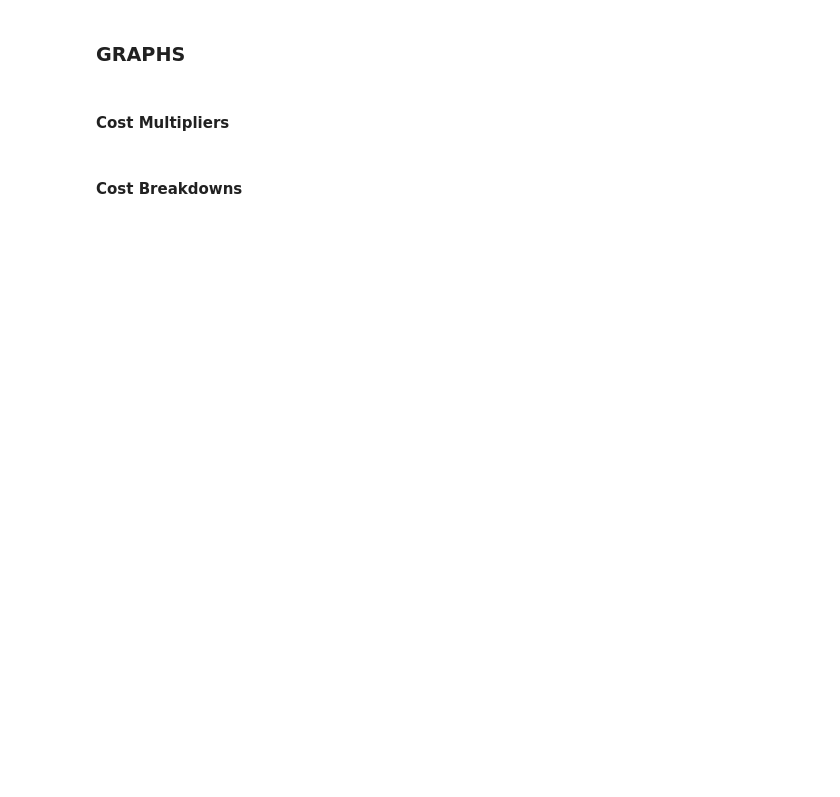
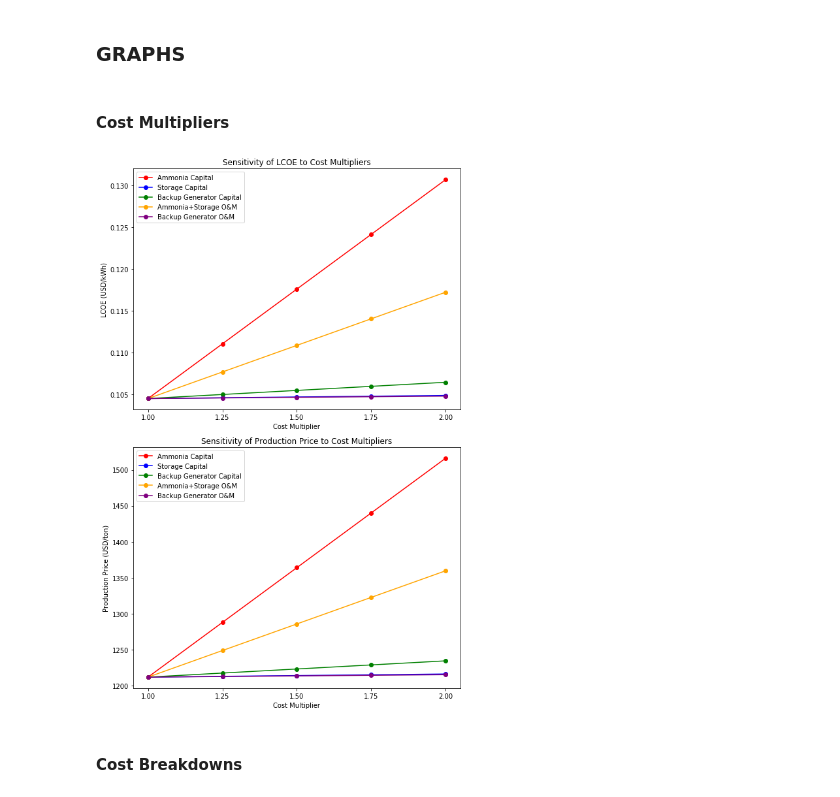
Before and after one commit to taigereye/espp90s, a Jupyter notebook: Final Project v1.ipynb, the cells around one changed output. Drawn from its saved outputs; the diff is of its cells as text; code cells hidden in the pictures; blank space fills up the shorter version.

```diff
--- a/Final Project v1.ipynb
+++ b/Final Project v1.ipynb
@@ -305,3 +275,56 @@ plt.show()
+# %%
+def apply_multipliers_single_param(params, param_name, multipliers):
+    params_multiplied = []
+    for m in multipliers:
+        params_m = params.copy()
+        params_m[param_name] *= m
+        params_multiplied.append(params_m)
+    return params_multiplied
+
+def calculate_with_multipliers(params, param_name, multipliers, func_name):
+    params_multiplied = apply_multipliers_single_param(params, param_name, multipliers)
+    calculations = np.asarray([func_name(pm) for pm in params_multiplied])
+    return calculations
+
+def sensitivity_to_multipliers(params, param_names, multipliers, func_name):
+    param_name_to_prices = dict()
+    for p in param_names:
+        calculations = calculate_with_multipliers(params, p, multipliers, func_name)
+        param_name_to_prices[p] = calculations
+    return param_name_to_prices
+# %%
+param_names = ['cc_ammonia', 'cc_storage', 'cc_backup', 'om_ammonia', 'om_backup']
+multipliers = np.arange(1, 2.25, 0.25)
+
+lcoe_multiplied = sensitivity_to_multipliers(params_baseline, param_names, multipliers, lcoe_wind_ammonia)
+production_price_multiplied = sensitivity_to_multipliers(params_baseline, param_names, multipliers, production_ammonia_price)
+
+titles = ["LCOE", "Production Price"]
+labels = ["Ammonia Capital", "Storage Capital", "Backup Generator Capital", "Ammonia+Storage O&M", "Backup Generator O&M"]
+colors = ['red', 'blue', 'green', 'orange', 'purple']
+ylabels = ["LCOE (USD/kWh)", "Production Price (USD/ton)"]
+data_to_plot = [lcoe_multiplied, production_price_multiplied]
+
+fig, axs = plt.subplots(len(data_to_plot), figsize=(8, 12))
+width = 0.25
+
+for i in range(len(data_to_plot)):
+    ax = axs[i]
+    x = multipliers
+    dp = data_to_plot[i]
+    for j in range(len(param_names)):
+        p = param_names[j]
+        ax.plot(x, dp[p], marker='o', label=labels[j], color=colors[j])
+    ax.set_ylabel(ylabels[i])
+    ax.set_xlabel("Cost Multiplier")
+    ax.set_xticks(x)
+    ax.set_title("Sensitivity of {} to Cost Multipliers".format(titles[i]))
+    ax.legend()
+
+fig.tight_layout()
+plt.show()
+# %% [output]
+[figure, added]
 # %% [markdown]
 #### Cost Breakdowns
 # %%
```
Also changed, not shown: parts of 20 cells of this notebook.
